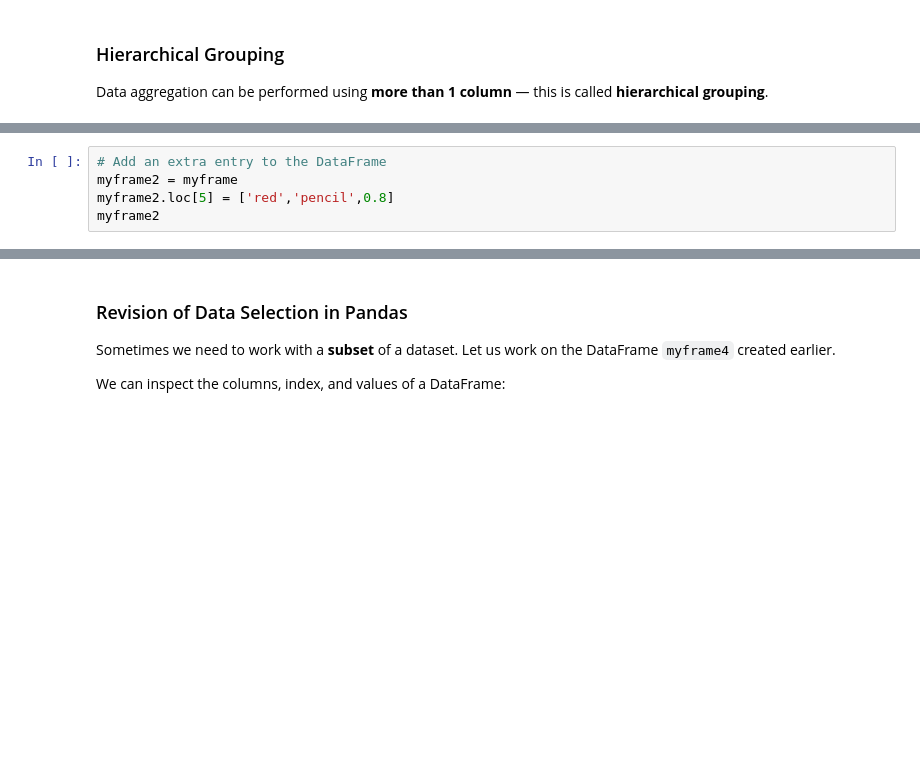
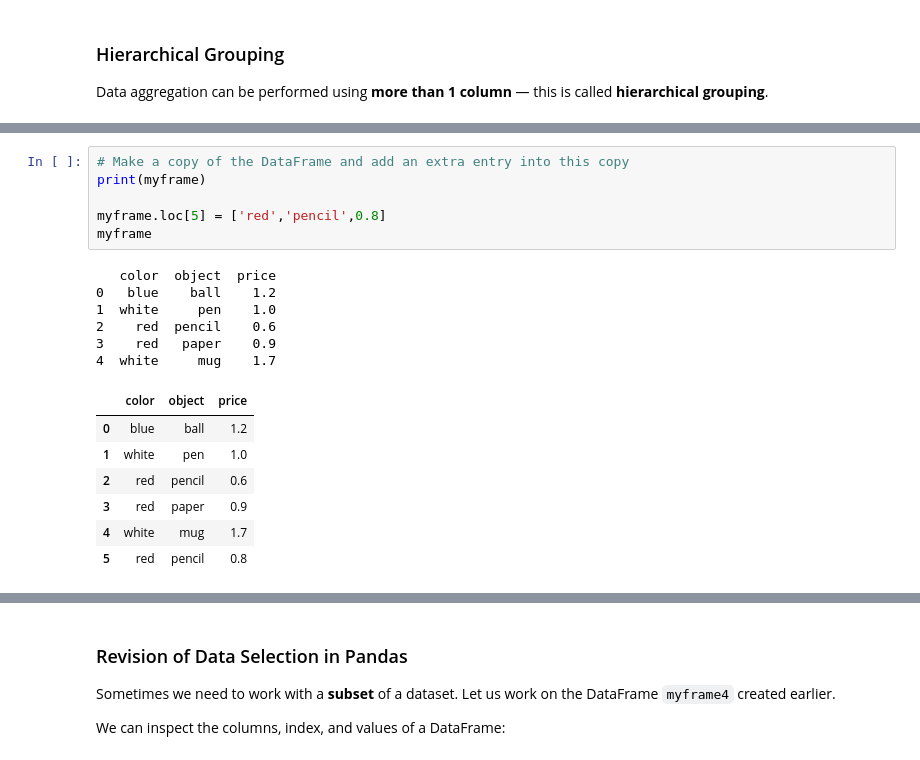
Before and after one commit to wasimnawaz1/programming_4_AI, a Jupyter notebook: Programming_for_AI,_Lectures_(Week_5-8)_Pandas.ipynb, the cells around one changed output, grey strips where cells are left out. Cells and saved outputs as stored; diff of their text form; blank space fills up the shorter version.

```diff
--- a/Programming_for_AI,_Lectures_(Week_5-8)_Pandas.ipynb
+++ b/Programming_for_AI,_Lectures_(Week_5-8)_Pandas.ipynb
@@ -840,7 +904,22 @@ mygroup2.groups
 # %%
-# Add an extra entry to the DataFrame
-myframe2 = myframe
-myframe2.loc[5] = ['red','pencil',0.8]
-myframe2
+# Make a copy of the DataFrame and add an extra entry into this copy
+print(myframe)
+
+myframe.loc[5] = ['red','pencil',0.8]
+myframe
+# %% [output]
+   color  object  price
+0   blue    ball    1.2
+1  white     pen    1.0
+2    red  pencil    0.6
+3    red   paper    0.9
+4  white     mug    1.7
+|  | color | object | price |
+| 0 | blue | ball | 1.2 |
+| 1 | white | pen | 1.0 |
+| 2 | red | pencil | 0.6 |
+| 3 | red | paper | 0.9 |
+| 4 | white | mug | 1.7 |
+| 5 | red | pencil | 0.8 |
 # %%
 # Group myframe2 by color and object
```
Also changed, not shown: parts of 16 cells of this notebook.
